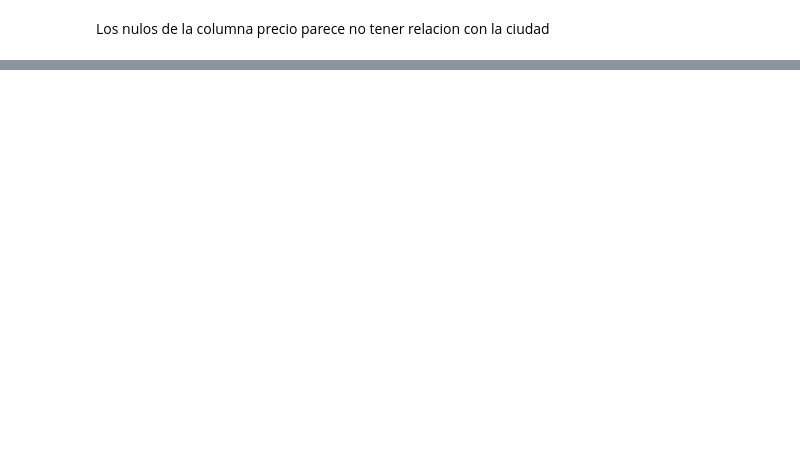
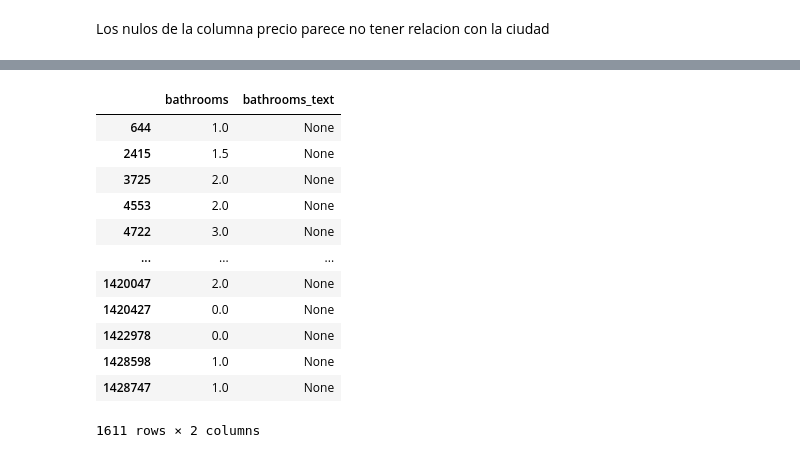
Before and after one commit to JesusSantosCapote/TFM-AirBnB, a Jupyter notebook: eda/stg_eda_listings.ipynb, the cells around one changed output, grey strips where cells are left out. Drawn from its saved outputs; the diff is of its cells as text; code cells hidden in the pictures; blank space fills up the shorter version.

```diff
--- a/eda/stg_eda_listings.ipynb
+++ b/eda/stg_eda_listings.ipynb
@@ -30,0 +123,20 @@ df.info()
+# %%
+df_any_null = df[["bathrooms", "bathrooms_text"]]
+
+df_any_null = df_any_null[df_any_null.isna().any(axis=1)]
+# %%
+df_any_null
+# %% [output]
+|  | bathrooms | bathrooms_text |
+| 644 | 1.0 | None |
+| 2415 | 1.5 | None |
+| 3725 | 2.0 | None |
+| 4553 | 2.0 | None |
+| 4722 | 3.0 | None |
+| ... | ... | ... |
+| 1420047 | 2.0 | None |
+| 1420427 | 0.0 | None |
+| 1422978 | 0.0 | None |
+| 1428598 | 1.0 | None |
+| 1428747 | 1.0 | None |
+1611 rows × 2 columns
```
Also changed, not shown: parts of 15 cells of this notebook, 3 other files.
